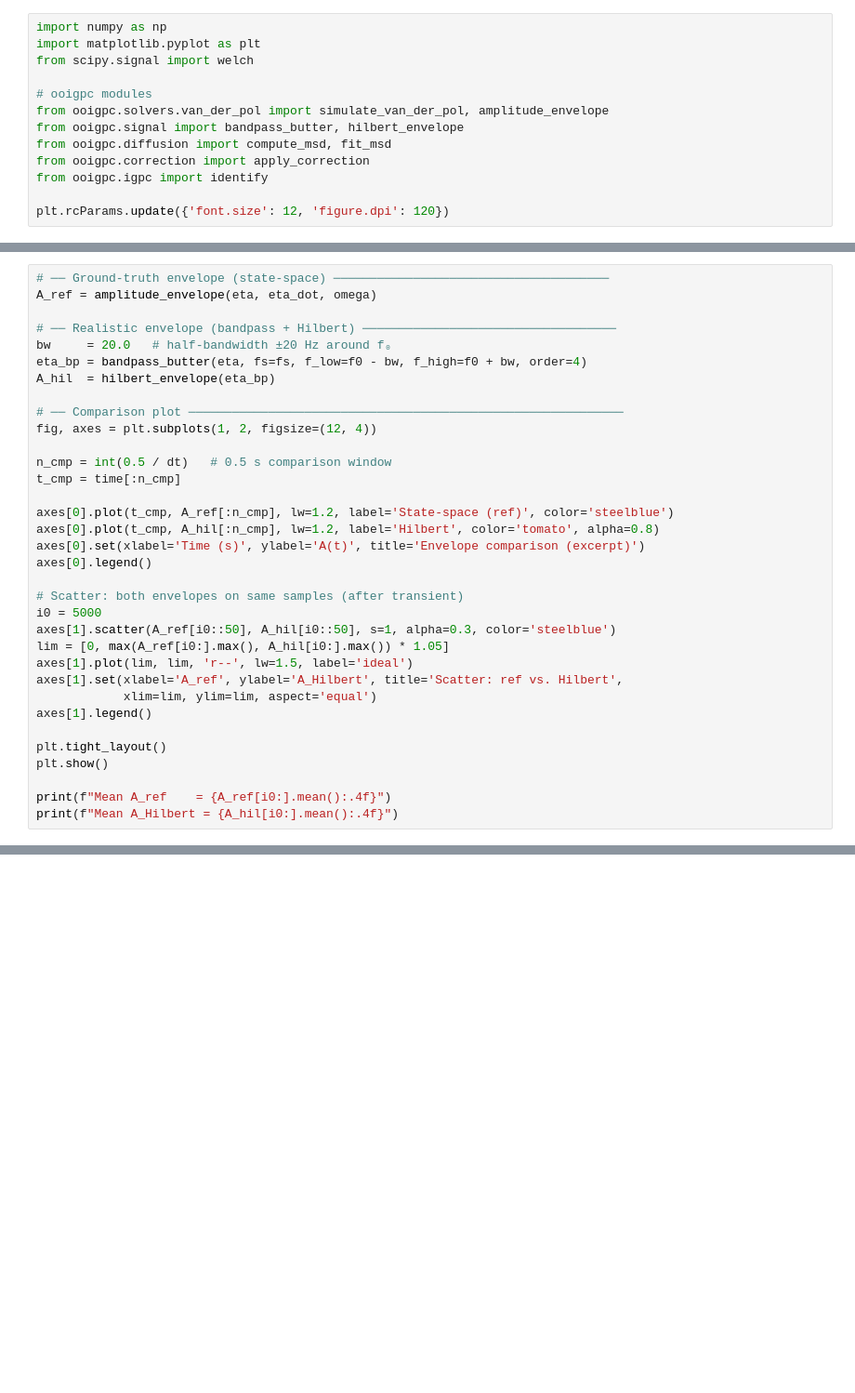
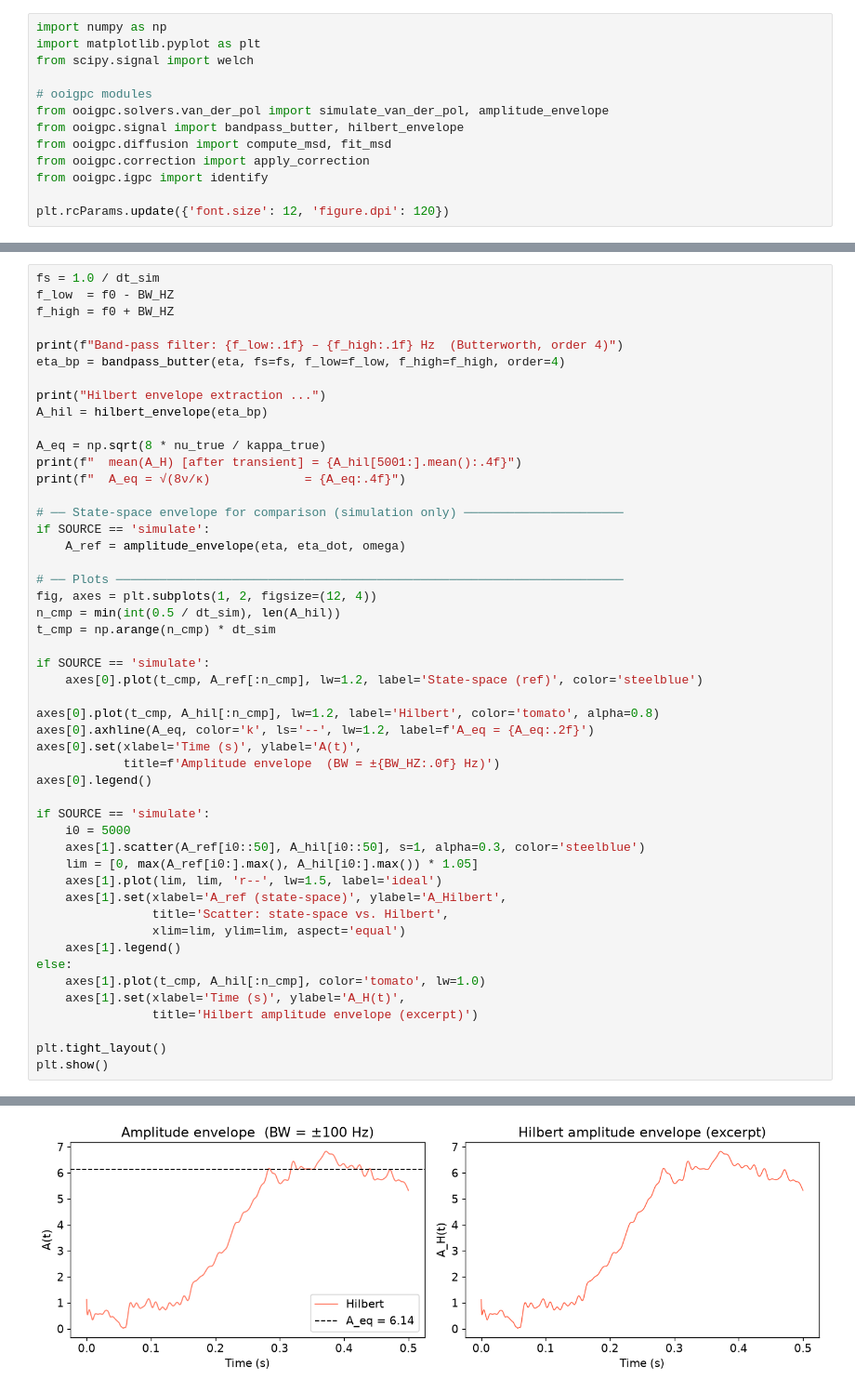
Before and after one commit to CamiloFSilva/ooigpc, a Jupyter notebook: notebooks/vdp_tutorial.ipynb, the cells around one changed output, grey strips where cells are left out. Shown at 93% size. Drawn from its saved outputs; the diff is of its cells as text; blank space fills up the shorter version.

```diff
--- a/notebooks/vdp_tutorial.ipynb
+++ b/notebooks/vdp_tutorial.ipynb
@@ -107,34 +221,50 @@ practitioner would compute from a measured pressure signal.
 # %%
-# ── Ground-truth envelope (state-space) ──────────────────────────────────────
-A_ref = amplitude_envelope(eta, eta_dot, omega)
+fs = 1.0 / dt_sim
+f_low  = f0 - BW_HZ
+f_high = f0 + BW_HZ
 
-# ── Realistic envelope (bandpass + Hilbert) ───────────────────────────────────
-bw     = 20.0   # half-bandwidth ±20 Hz around f₀
-eta_bp = bandpass_butter(eta, fs=fs, f_low=f0 - bw, f_high=f0 + bw, order=4)
-A_hil  = hilbert_envelope(eta_bp)
+print(f"Band-pass filter: {f_low:.1f} – {f_high:.1f} Hz  (Butterworth, order 4)")
+eta_bp = bandpass_butter(eta, fs=fs, f_low=f_low, f_high=f_high, order=4)
 
-# ── Comparison plot ────────────────────────────────────────────────────────────
+print("Hilbert envelope extraction ...")
+A_hil = hilbert_envelope(eta_bp)
+
+A_eq = np.sqrt(8 * nu_true / kappa_true)
+print(f"  mean(A_H) [after transient] = {A_hil[5001:].mean():.4f}")
+print(f"  A_eq = √(8ν/κ)             = {A_eq:.4f}")
+
+# ── State-space envelope for comparison (simulation only) ──────────────────────
+if SOURCE == 'simulate':
+    A_ref = amplitude_envelope(eta, eta_dot, omega)
+
+# ── Plots ──────────────────────────────────────────────────────────────────────
 fig, axes = plt.subplots(1, 2, figsize=(12, 4))
+n_cmp = min(int(0.5 / dt_sim), len(A_hil))
+t_cmp = np.arange(n_cmp) * dt_sim
 
-n_cmp = int(0.5 / dt)   # 0.5 s comparison window
-t_cmp = time[:n_cmp]
+if SOURCE == 'simulate':
+    axes[0].plot(t_cmp, A_ref[:n_cmp], lw=1.2, label='State-space (ref)', color='steelblue')
 
-axes[0].plot(t_cmp, A_ref[:n_cmp], lw=1.2, label='State-space (ref)', color='steelblue')
 axes[0].plot(t_cmp, A_hil[:n_cmp], lw=1.2, label='Hilbert', color='tomato', alpha=0.8)
-axes[0].set(xlabel='Time (s)', ylabel='A(t)', title='Envelope comparison (excerpt)')
+axes[0].axhline(A_eq, color='k', ls='--', lw=1.2, label=f'A_eq = {A_eq:.2f}')
+axes[0].set(xlabel='Time (s)', ylabel='A(t)',
+            title=f'Amplitude envelope  (BW = ±{BW_HZ:.0f} Hz)')
 axes[0].legend()
 
-# Scatter: both envelopes on same samples (after transient)
-i0 = 5000
-axes[1].scatter(A_ref[i0::50], A_hil[i0::50], s=1, alpha=0.3, color='steelblue')
-lim = [0, max(A_ref[i0:].max(), A_hil[i0:].max()) * 1.05]
-axes[1].plot(lim, lim, 'r--', lw=1.5, label='ideal')
-axes[1].set(xlabel='A_ref', ylabel='A_Hilbert', title='Scatter: ref vs. Hilbert',
-            xlim=lim, ylim=lim, aspect='equal')
-axes[1].legend()
+if SOURCE == 'simulate':
+    i0 = 5000
+    axes[1].scatter(A_ref[i0::50], A_hil[i0::50], s=1, alpha=0.3, color='steelblue')
+    lim = [0, max(A_ref[i0:].max(), A_hil[i0:].max()) * 1.05]
+    axes[1].plot(lim, lim, 'r--', lw=1.5, label='ideal')
+    axes[1].set(xlabel='A_ref (state-space)', ylabel='A_Hilbert',
+                title='Scatter: state-space vs. Hilbert',
+                xlim=lim, ylim=lim, aspect='equal')
+    axes[1].legend()
+else:
+    axes[1].plot(t_cmp, A_hil[:n_cmp], color='tomato', lw=1.0)
+    axes[1].set(xlabel='Time (s)', ylabel='A_H(t)',
+                title='Hilbert amplitude envelope (excerpt)')
 
 plt.tight_layout()
 plt.show()
-
-print(f"Mean A_ref    = {A_ref[i0:].mean():.4f}")
-print(f"Mean A_Hilbert = {A_hil[i0:].mean():.4f}")
+# %% [output]
@@ -141 +275,2 @@ print(f"Mean A_Hilbert = {A_hil[i0:].mean():.4f}")
+[figure, added]
 # %% [markdown]
```
Also changed, not shown: parts of 23 cells of this notebook, 2 other files.
